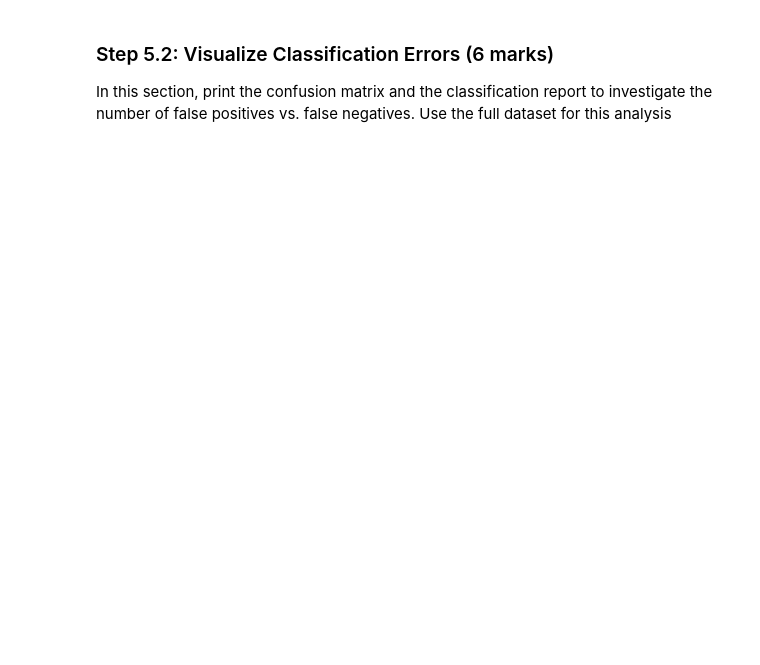
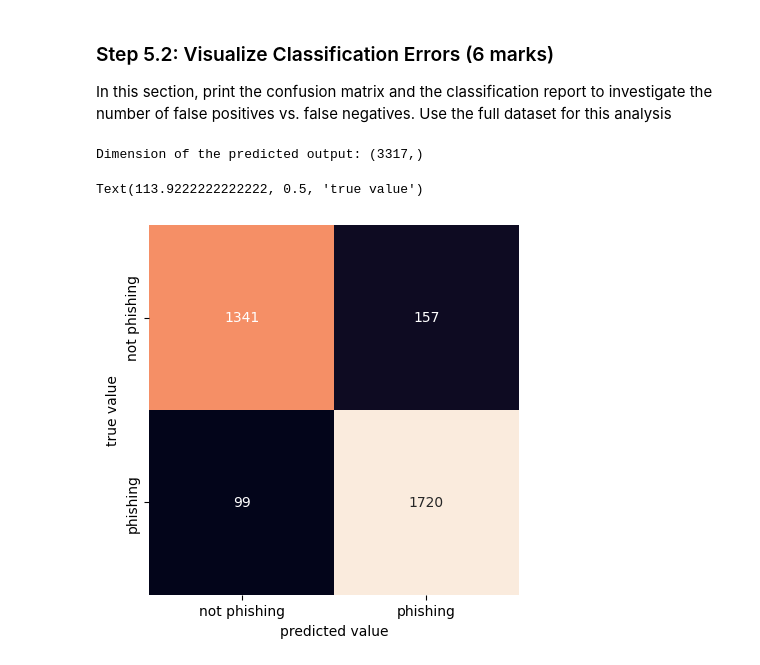
Before and after one commit to michael-shi-uofc/engg680_2024_fall, a Jupyter notebook: Lab_Assignment3/Assignment3.ipynb, the cells around one changed output. Saved outputs shown, nothing was run; the diff lists cells and outputs as text; code cells hidden in the pictures; blank space fills up the shorter version.

```diff
--- a/Lab_Assignment3/Assignment3.ipynb
+++ b/Lab_Assignment3/Assignment3.ipynb
@@ -420,14 +627,32 @@ In this section, print the confusion matrix and the classification report to inv
 # %%
 # TO DO: Retrieve target vector and predicted values for testing set using full dataset and print the dimension of the predicted output (2 mark)
 # Note: 70% training set, 30% testing set
+X_train, X_test, y_train, y_test = train_test_split(X, y, test_size=0.3, random_state=0)
+
+# Instantiate and train the logistic regression model
+model = LogisticRegression(max_iter=2000)
+model.fit(X_train, y_train)
+
+# Predict the values for the testing set
+y_pred = model.predict(X_test)
+
+# Print the dimension of the predicted output
+print("Dimension of the predicted output:", y_pred.shape)
+# %% [output]
+Dimension of the predicted output: (3317,)
 # %%
 import seaborn as sns
+from sklearn.metrics import confusion_matrix
 
 # TO DO: Calculate confusion matrix (2 marks) : conf_mat
+conf_mat = confusion_matrix(y_test, y_pred)
 
 # Below code prints confusion matrix using a heatmap
 sns.heatmap(conf_mat, xticklabels=['not phishing', 'phishing'],  yticklabels=['not phishing', 'phishing'], square=True, annot=True, cbar=False, fmt='d')
 plt.xlabel('predicted value')
 plt.ylabel('true value')
+# %% [output]
+Text(113.9222222222222, 0.5, 'true value')
+[figure, added]
 # %%
 # TO DO: Print classification report (2 marks)
```
Also changed, not shown: parts of 25 cells of this notebook, 1 other file.
